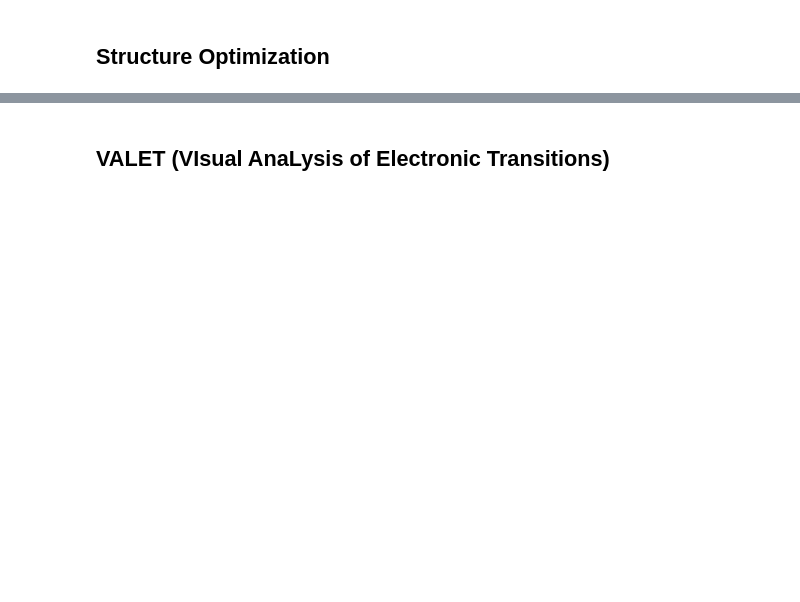
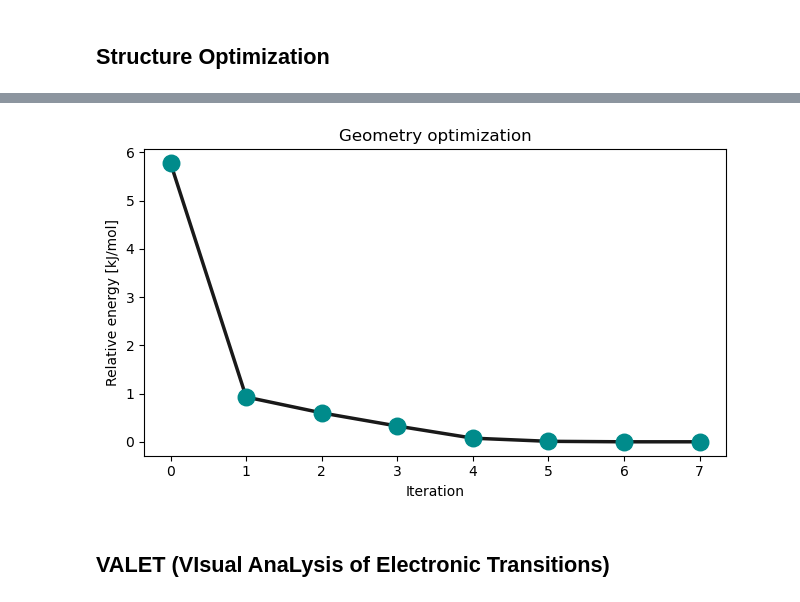
Before and after one commit to VeloxChem/vlx-notebook, a Jupyter notebook: marseille_2026/Friday/visualization.ipynb, the cells around one changed output, grey strips where cells are left out. Cells and saved outputs as stored; diff of their text form; code cells hidden in the pictures; blank space fills up the shorter version.

Commit message:
added plot vs show fct example for Friday session

```diff
--- a/marseille_2026/Friday/visualization.ipynb
+++ b/marseille_2026/Friday/visualization.ipynb
@@ -17,3 +36,7 @@ opt_drv.show_convergence(opt_results)
+# %%
+opt_drv.plot_convergence(opt_results)
+# %% [output]
+[figure, added]
 # %% [markdown]
 ## VALET (VIsual AnaLysis of Electronic Transitions)
 # %%
```
Also changed, not shown: parts of 4 cells of this notebook.
